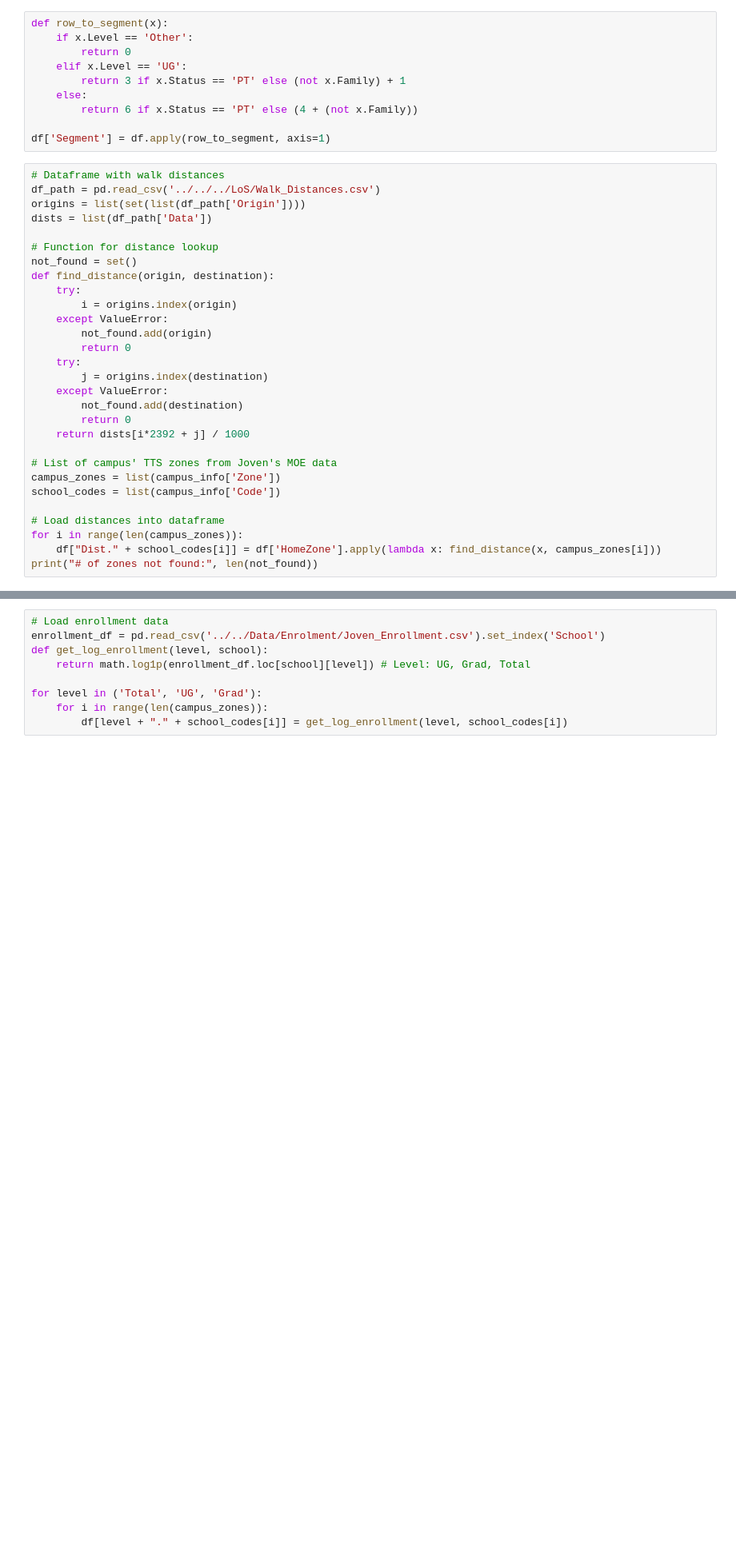
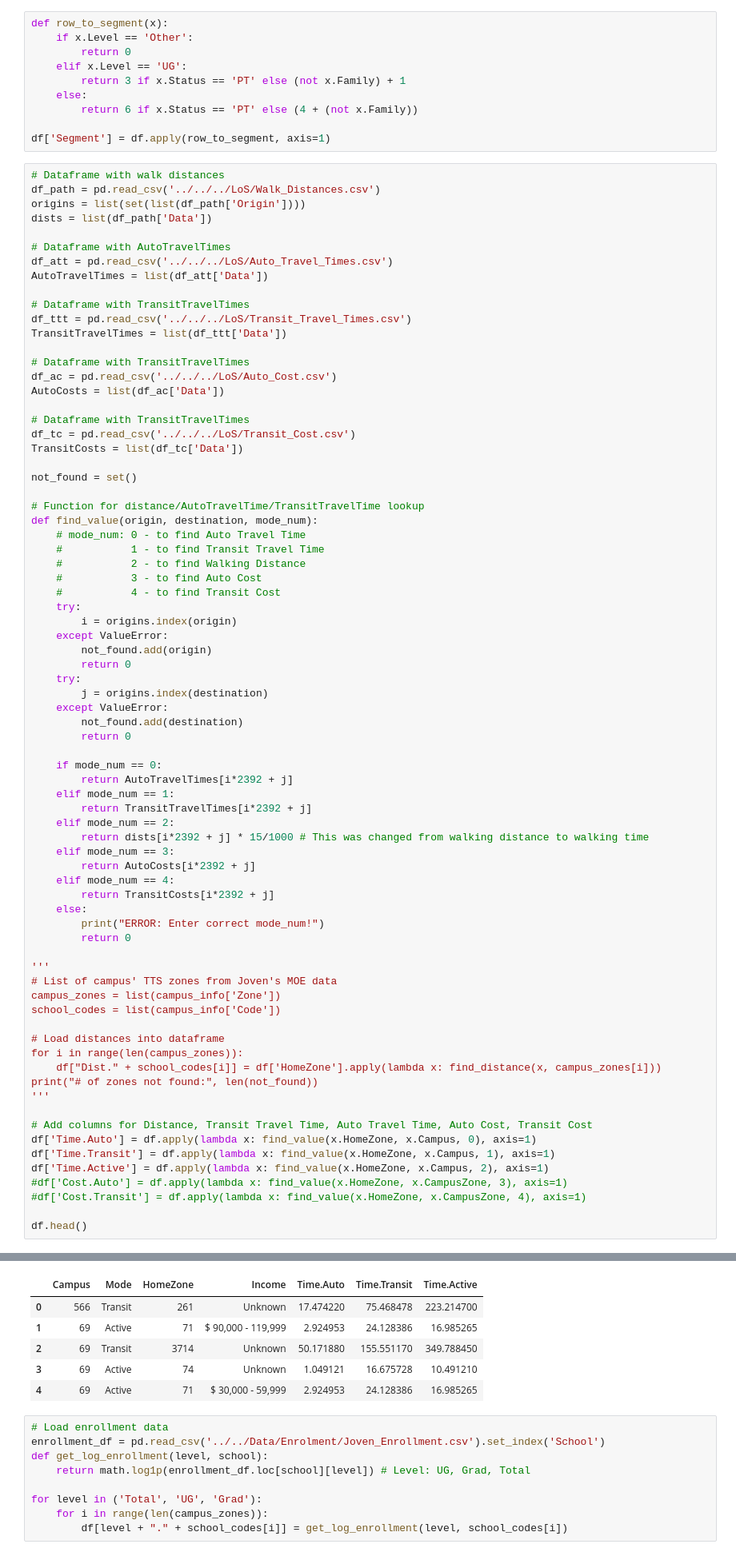
Before and after one commit to gonzaloMS-2000/PORPOS-TMG, a Jupyter notebook: R_Logit_Models/Location_Choice/Create_Data_File.ipynb, the cells around one changed output, grey strips where cells are left out. Shown: that part at 80% size. Drawn from its saved outputs; the diff is of its cells as text; blank space fills up the shorter version.

```diff
--- a/R_Logit_Models/Location_Choice/Create_Data_File.ipynb
+++ b/R_Logit_Models/Location_Choice/Create_Data_File.ipynb
@@ -40,9 +59,31 @@ df_path = pd.read_csv('../../../LoS/Walk_Distances.csv')
 origins = list(set(list(df_path['Origin'])))
 dists = list(df_path['Data'])
 
-# Function for distance lookup
+# Dataframe with AutoTravelTimes
+df_att = pd.read_csv('../../../LoS/Auto_Travel_Times.csv')
+AutoTravelTimes = list(df_att['Data'])
+
+# Dataframe with TransitTravelTimes
+df_ttt = pd.read_csv('../../../LoS/Transit_Travel_Times.csv')
+TransitTravelTimes = list(df_ttt['Data'])
+
+# Dataframe with TransitTravelTimes
+df_ac = pd.read_csv('../../../LoS/Auto_Cost.csv')
+AutoCosts = list(df_ac['Data'])
+
+# Dataframe with TransitTravelTimes
+df_tc = pd.read_csv('../../../LoS/Transit_Cost.csv')
+TransitCosts = list(df_tc['Data'])
+
 not_found = set()
-def find_distance(origin, destination):
+
+# Function for distance/AutoTravelTime/TransitTravelTime lookup
+def find_value(origin, destination, mode_num):
+    # mode_num: 0 - to find Auto Travel Time
+    #           1 - to find Transit Travel Time
+    #           2 - to find Walking Distance
+    #           3 - to find Auto Cost
+    #           4 - to find Transit Cost
     try:
         i = origins.index(origin)
     except ValueError:
@@ -53,8 +94,22 @@ def find_distance(origin, destination):
     except ValueError:
         not_found.add(destination)
         return 0
-    return dists[i*2392 + j] / 1000
 
+    if mode_num == 0:
+        return AutoTravelTimes[i*2392 + j]
+    elif mode_num == 1:
+        return TransitTravelTimes[i*2392 + j]
+    elif mode_num == 2:
+        return dists[i*2392 + j] * 15/1000 # This was changed from walking distance to walking time
+    elif mode_num == 3:
+        return AutoCosts[i*2392 + j]
+    elif mode_num == 4:
+        return TransitCosts[i*2392 + j]
+    else:
+        print("ERROR: Enter correct mode_num!")
+        return 0
+
+'''
 # List of campus' TTS zones from Joven's MOE data
 campus_zones = list(campus_info['Zone'])
 school_codes = list(campus_info['Code'])
@@ -63,4 +118,14 @@ school_codes = list(campus_info['Code'])
 for i in range(len(campus_zones)):
     df["Dist." + school_codes[i]] = df['HomeZone'].apply(lambda x: find_distance(x, campus_zones[i]))
 print("# of zones not found:", len(not_found))
+'''
+
+# Add columns for Distance, Transit Travel Time, Auto Travel Time, Auto Cost, Transit Cost
+df['Time.Auto'] = df.apply(lambda x: find_value(x.HomeZone, x.Campus, 0), axis=1)
+df['Time.Transit'] = df.apply(lambda x: find_value(x.HomeZone, x.Campus, 1), axis=1)
+df['Time.Active'] = df.apply(lambda x: find_value(x.HomeZone, x.Campus, 2), axis=1)
+#df['Cost.Auto'] = df.apply(lambda x: find_value(x.HomeZone, x.CampusZone, 3), axis=1)
+#df['Cost.Transit'] = df.apply(lambda x: find_value(x.HomeZone, x.CampusZone, 4), axis=1)
+
+df.head()
 # %% [output]
@@ -68,3 +132,9 @@ print("# of zones not found:", len(not_found))
+|  | Campus | Mode | HomeZone | Income | Time.Auto | Time.Transit | Time.Active |
+| 0 | 566 | Transit | 261 | Unknown | 17.474220 | 75.468478 | 223.214700 |
+| 1 | 69 | Active | 71 | $ 90,000 - 119,999 | 2.924953 | 24.128386 | 16.985265 |
+| 2 | 69 | Transit | 3714 | Unknown | 50.171880 | 155.551170 | 349.788450 |
+| 3 | 69 | Active | 74 | Unknown | 1.049121 | 16.675728 | 10.491210 |
+| 4 | 69 | Active | 71 | $ 30,000 - 59,999 | 2.924953 | 24.128386 | 16.985265 |
 # %%
 # Load enrollment data
 enrollment_df = pd.read_csv('../../Data/Enrolment/Joven_Enrollment.csv').set_index('School')
```
Also changed, not shown: parts of 7 cells of this notebook, 2 other files.
